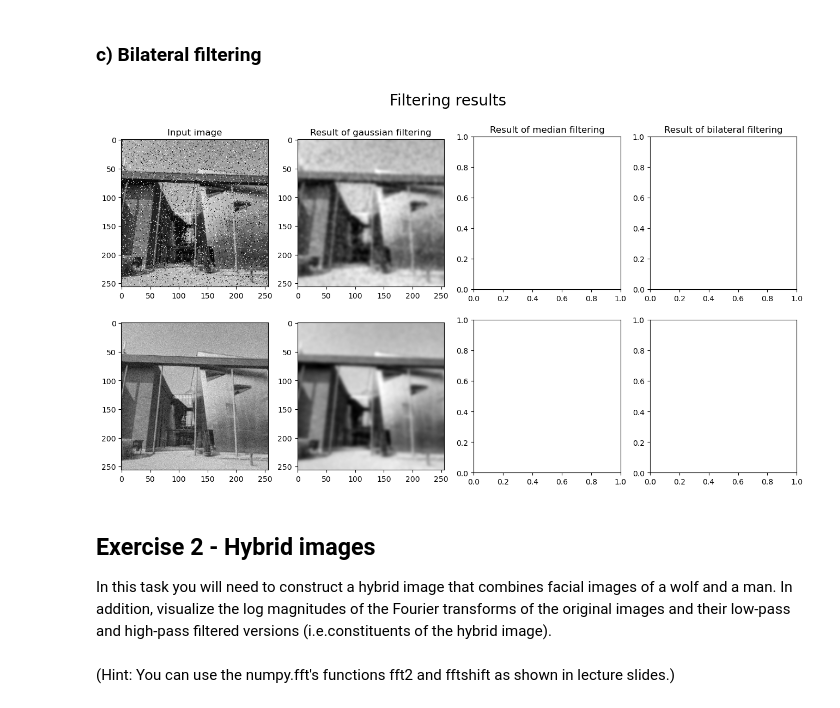
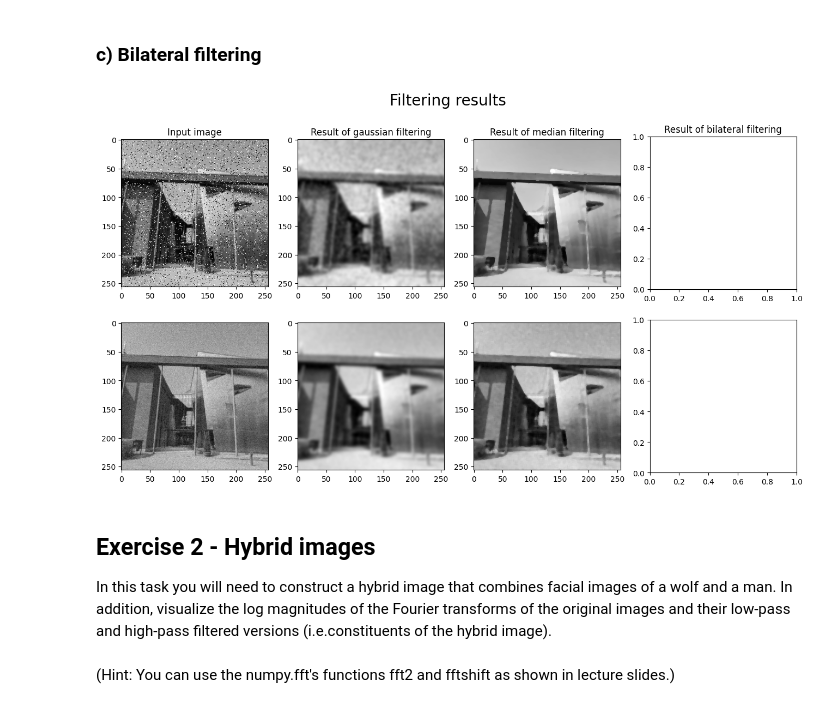
Before and after one commit to Nandu-Jagdish/CV_aalto, a Jupyter notebook: source/exercise-03/exercise3.ipynb, the cells around one changed output. Drawn from its saved outputs; the diff is of its cells as text; code cells hidden in the pictures.

```diff
--- a/source/exercise-03/exercise3.ipynb
+++ b/source/exercise-03/exercise3.ipynb
@@ -45,6 +49,10 @@ from scipy.ndimage import convolve1d as conv1
 
 from utils import rgb2gray, imnoise, add_gaussian_noise, gaussian2, affinefit
 
+#set current working directory
+# import os
+os.chdir("/workspaces/CV_aalto")
+
 # Select data directory
 
 if os.path.isdir('/coursedata'):
@@ -55,7 +63,7 @@ elif os.path.isdir('../../../coursedata'):
     course_data_dir = '../../../coursedata'
 else:
     # Docker
-    course_data_dir = '/home/jovyan/work/coursedata/'
+    course_data_dir = '/workspaces/CV_aalto/coursedata'
 
 print('The data directory is %s' % course_data_dir)
 data_dir = os.path.join(course_data_dir, 'exercise-03-data')
@@ -111,5 +119,19 @@ plt.show()
 # %% [markdown]
 ### a) Gaussian filtering
+# %%
+### defining 1D gaussian filter
+
+## FIX THIS
+def gaussian(sigma):
+    '''
+    1D gaussian filter
+    '''
+    x = np.arange(-np.ceil(6*sigma), np.ceil(6*sigma)+1)
+    g = np.exp(-x**2/(2*sigma**2))
+    g = g / np.sum(g)
+    return g
+
+# g = gaussian(2.5)
 # %%
 ## Apply Gaussian filter of std 2.5
 sigmad = 2.5
@@ -132,6 +198,10 @@ gflt_imng = conv2(imng, g, mode='reflect')
 ## Apply median filtering, use neighborhood size 5x5
 
 ##--your-code-starts-here--##
+#median kernel
+k = 5
+medflt_imns = median_filter(imns, size=k)
+medflt_imng = median_filter(imng, size=k)
 
 
 
@@ -149,40 +268,41 @@ def bilateral_filter(img, wsize, sigma_d, sigma_r):
 # %%
 ## Apply bilateral filter to each image and (uncomment the function calls once
 ## its definition is ready)
 
 ## You need to implement bilateralfilter function above.
 ## Use formulas (3.34)-(3.37) from Szeliski's book.
 ## You may freely decide in which mode ('full', 'valid', or 'same') your
 ## function runs (only one implementation enough), but note that with 'full' and 'same'
 ## you need to take care how the borders are handled (padded).
 
 ## Set bilateral filter parameters.
 wsize = 11
+
 sigma_d = 2.5
 sigma_r = 0.1
 
-#bflt_imns = bilateral_filter(imns, wsize, sigma_d, sigma_r)
-#bflt_imng = bilateral_filter(imng, wsize, sigma_d, sigma_r)
+# bflt_imns = bilateral_filter(imns, wsize, sigma_d, sigma_r)
+# bflt_imng = bilateral_filter(imng, wsize, sigma_d, sigma_r)
 
 # Display filtering results
 fig, axes = plt.subplots(nrows=2, ncols=4, figsize=(16,8))
 ax = axes.ravel()
 ax[0].imshow(imns, cmap='gray')
 ax[0].set_title("Input image")
 ax[1].imshow(gflt_imns, cmap='gray')
 ax[1].set_title("Result of gaussian filtering")
-#ax[2].imshow(medflt_imns, cmap='gray')
+ax[2].imshow(medflt_imns, cmap='gray')
 ax[2].set_title("Result of median filtering")
-#ax[3].imshow(bflt_imns, cmap='gray')
+# ax[3].imshow(bflt_imns, cmap='gray')
 ax[3].set_title("Result of bilateral filtering")
 ax[4].imshow(imng, cmap='gray')
 ax[5].imshow(gflt_imng, cmap='gray')
-#ax[6].imshow(medflt_imng, cmap='gray')
-#ax[7].imshow(bflt_imng, cmap='gray')
+ax[6].imshow(medflt_imng, cmap='gray')
+# ax[7].imshow(bflt_imng, cmap='gray')
 plt.suptitle("Filtering results", fontsize=20)
 plt.show()
 # %% [output]
-[figure, old version]
+[figure, new version]
 # %% [markdown]
 ## Exercise 2 - Hybrid images
 In  this  task  you  will  need  to  construct  a  hybrid  image  that  combines  facial images  of  a  wolf  and  a  man.  In  addition,  visualize  the  log  magnitudes  of  the  Fourier transforms  of  the  original  images  and  their  low-pass  and  high-pass  filtered  versions  (i.e.constituents  of  the  hybrid  image).<br><br>(Hint:  You  can  use  the  numpy.fft's  functions fft2 and fftshift as  shown  in  lecture  slides.)
```
Also changed, not shown: parts of 7 cells of this notebook, 1 other file.
